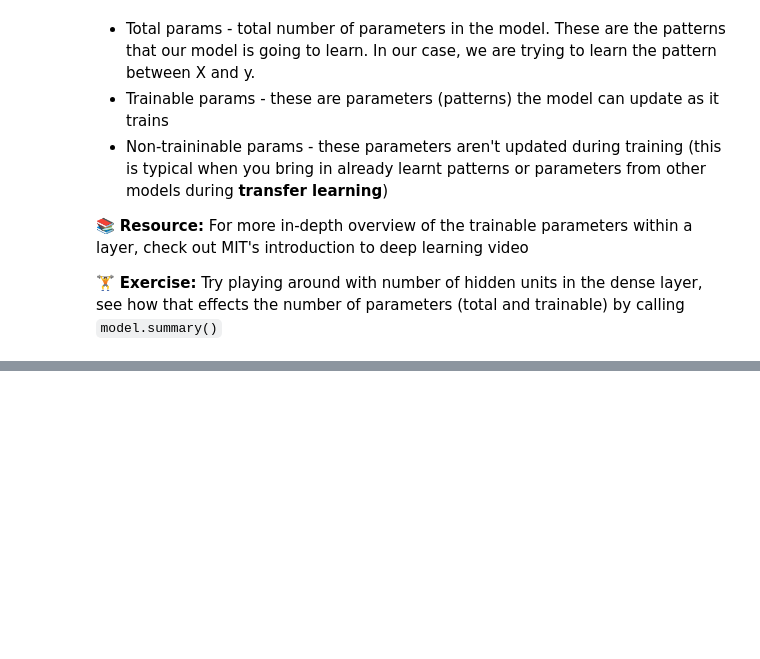
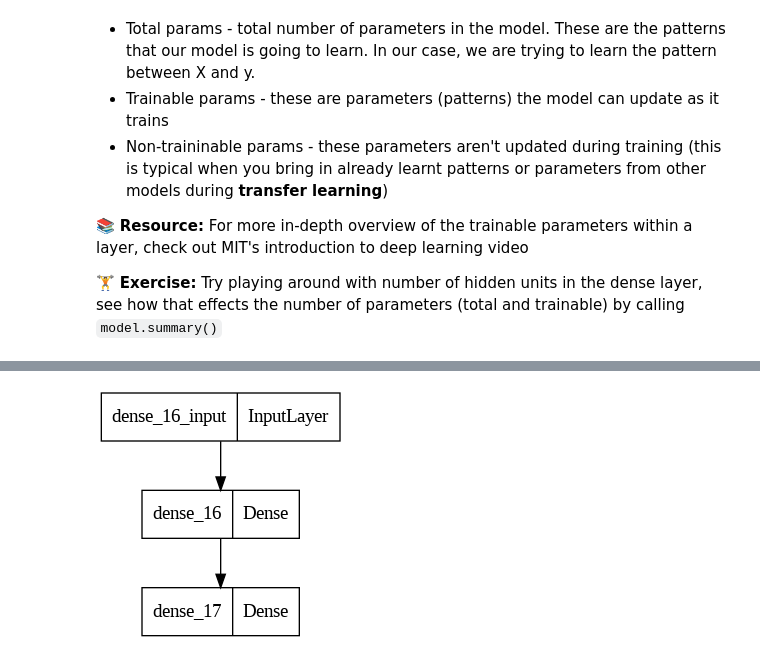
Before and after one commit to devak23/python, a Jupyter notebook: ml2/01_neural_network_regression_using_tensorflow.ipynb, the cells around one changed output, grey strips where cells are left out. Drawn from its saved outputs; the diff is of its cells as text; code cells hidden in the pictures; blank space fills up the shorter version.

```diff
--- a/ml2/01_neural_network_regression_using_tensorflow.ipynb
+++ b/ml2/01_neural_network_regression_using_tensorflow.ipynb
@@ -443,0 +622,14 @@ plot_model(model, show_shapes=True)
+# %%
+# 1. Create the model with 2 dense layers
+model_2 = tf.keras.Sequential([
+    tf.keras.layers.Dense(1),
+    tf.keras.layers.Dense(1)
+])
+
+# 2. Compile the model
+model_2.compile(loss=tf.keras.losses.MAE,
+                optimizer=tf.keras.optimizers.SGD(),
+                metrics=['mae'])
+
+# 3. Fit the model
+model_2.fit(tf.reshape(X_train, shape=(-1,1)), y_train, epochs=100, verbose=False)
@@ -443,0 +655,5 @@ plot_model(model, show_shapes=True)
+# %%
+# Visualize the model
+plot_model(model_2)
+# %% [output]
+[figure, added]
```
Also changed, not shown: parts of 33 cells of this notebook.
